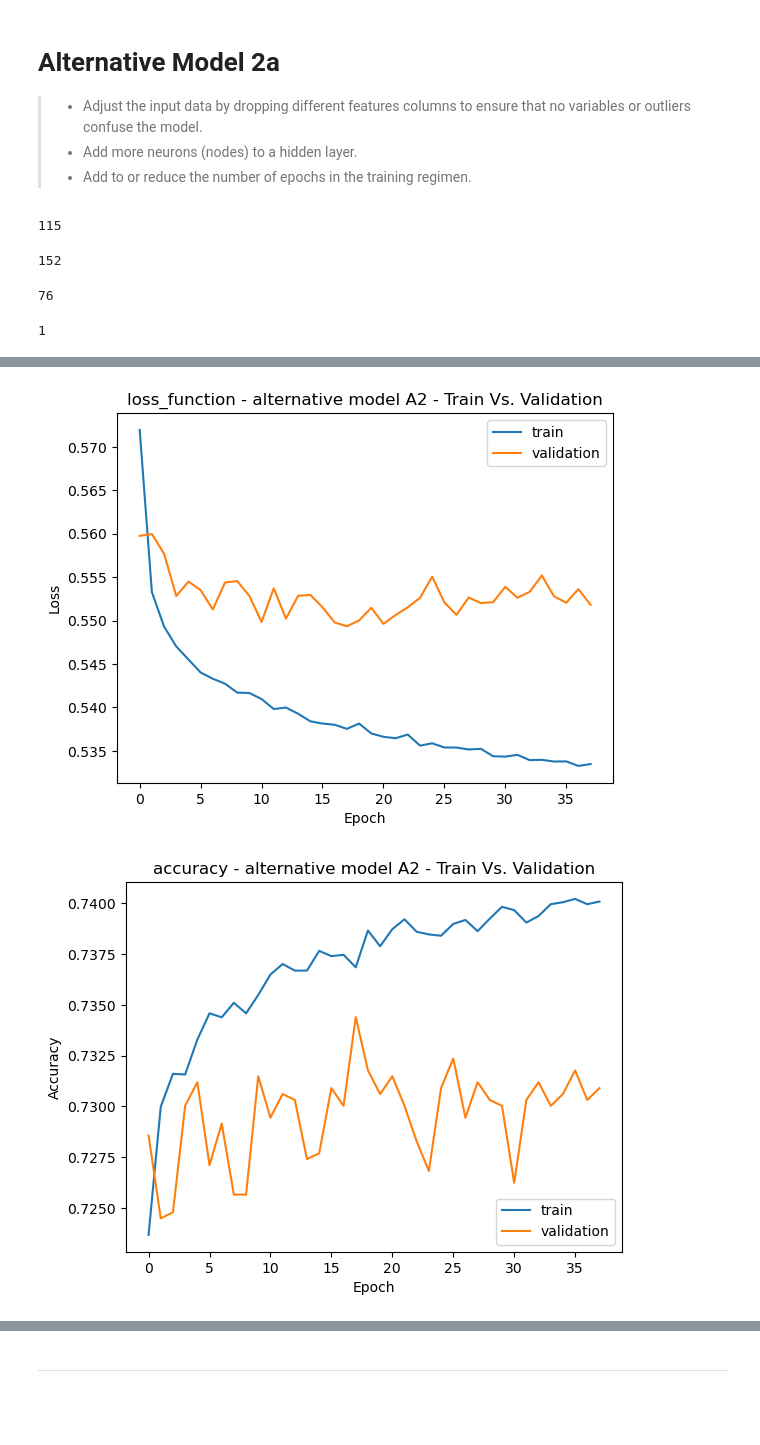
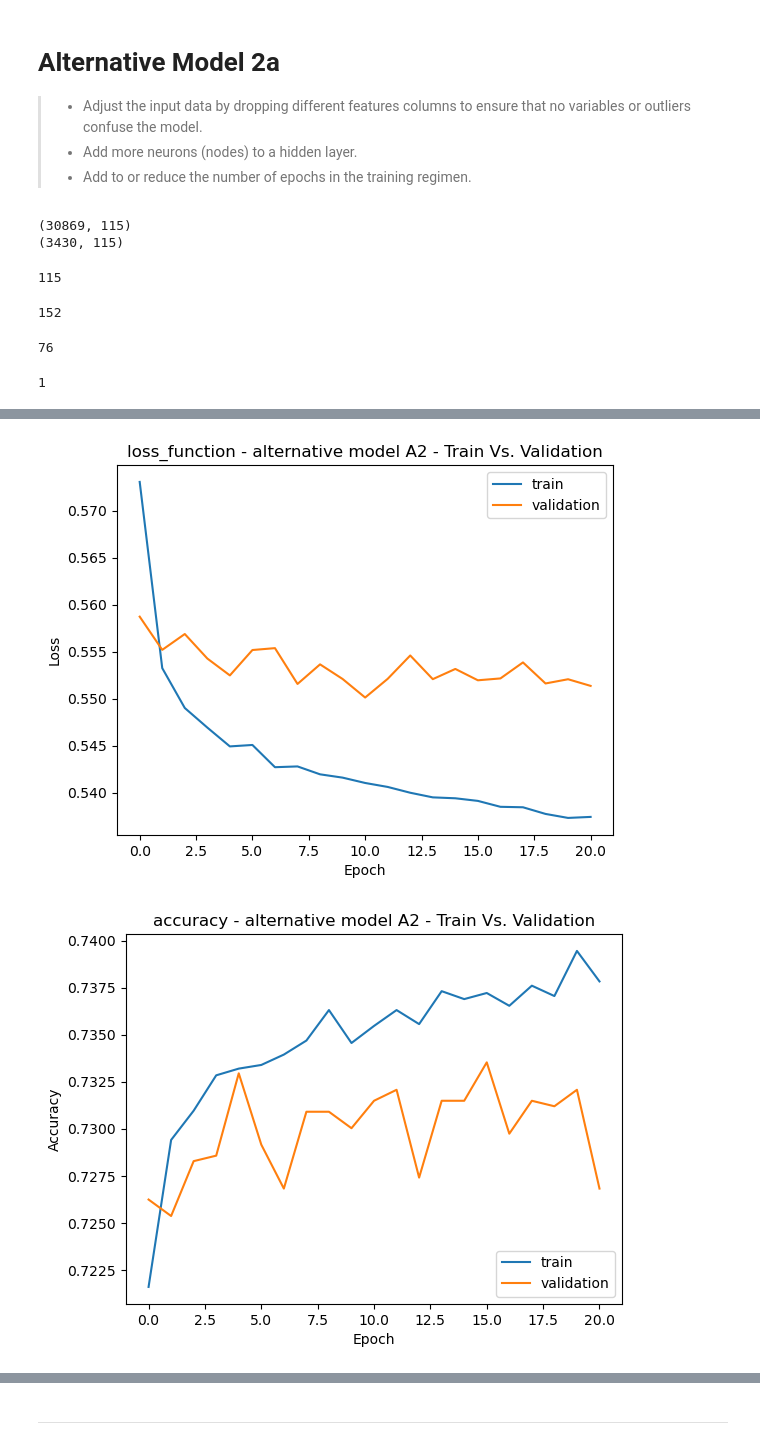
Before and after one commit to Billie-LS/DeepL_Adventure_Angels, a Jupyter notebook: venture_funding_with_deep_learning.ipynb, the cells around one changed output, grey strips where cells are left out. Saved outputs shown, nothing was run; the diff lists cells and outputs as text; code cells hidden in the pictures; blank space fills up the shorter version.

```diff
--- a/venture_funding_with_deep_learning.ipynb
+++ b/venture_funding_with_deep_learning.ipynb
@@ -833,9 +852,24 @@ ___
 > * Adjust the input data by dropping different features columns to ensure that no variables or outliers confuse the model.
 > * Add more neurons (nodes) to a hidden layer.
 > * Add to or reduce the number of epochs in the training regimen.
+# %%
+# Data isolation branched copy - '_dupe3'
+X_train_scaled_dupe3 = X_train_scaled.copy()
+X_test_scaled_dupe3 = X_test_scaled.copy()
+
+# Drop ASK_AMT feature from X_train and X_test.
+X_train_scaled_A2 = X_train_scaled_dupe3[:, 0:-1]
+X_test_scaled_A2 = X_test_scaled_dupe3[:, 0:-1]
+
+# Checking the number of features
+print(X_train_scaled_A2.shape)
+print(X_test_scaled_A2.shape)
+# %% [output]
+(30869, 115)
+(3430, 115)
 # %%
 # Define the the number of inputs (features) to the model
-number_input_features = X_train_scaled_A1.shape[1]                     # 115
+number_input_features = X_train_scaled_A2.shape[1]                     # 115
 
 # Define the number of hidden nodes for the first hidden layer
 hidden_nodes_layer1_A2a = 152                                          # 152
@@ -882,8 +916,8 @@ keras_callbacks = [
 ]
 
 # Fit the model using 50 epochs and the training data
-model_A2a= nn_A2a.fit(X_train_scaled_A1, y_train, epochs=50,               #50
-               validation_data=(X_test_scaled_A1, y_test),
+model_A2a= nn_A2a.fit(X_train_scaled_A2, y_train, epochs=50,               #50
+               validation_data=(X_test_scaled_A2, y_test),
                validation_split=0.3, batch_size=64, verbose=True,
                callbacks = keras_callbacks #[tf.keras.callbacks.EarlyStopping(patience=20)]
               )
@@ -907,7 +941,7 @@ plt.legend(['train', 'validation'],loc=4)                                 # 'low
 plt.show()
 
 # Evaluate the model loss and accuracy metrics using the evaluate method and the test data
-model_A2a_loss, model_A2a_accuracy = nn_A2a.evaluate(X_test_scaled_A1, y_test,verbose=2)
+model_A2a_loss, model_A2a_accuracy = nn_A2a.evaluate(X_test_scaled_A2, y_test,verbose=2)
 # Display the model loss and accuracy results
 print(f'Loss: {model_A2a_loss}, Accuracy: {model_A2a_accuracy}')
 # %% [output]
@@ -949,2 +983,2 @@ Epoch 38/50
-[figure, old version]
+[figure, new version]
-[figure, old version]
+[figure, new version]
```
Also changed, not shown: parts of 48 cells of this notebook, 36 other files.
